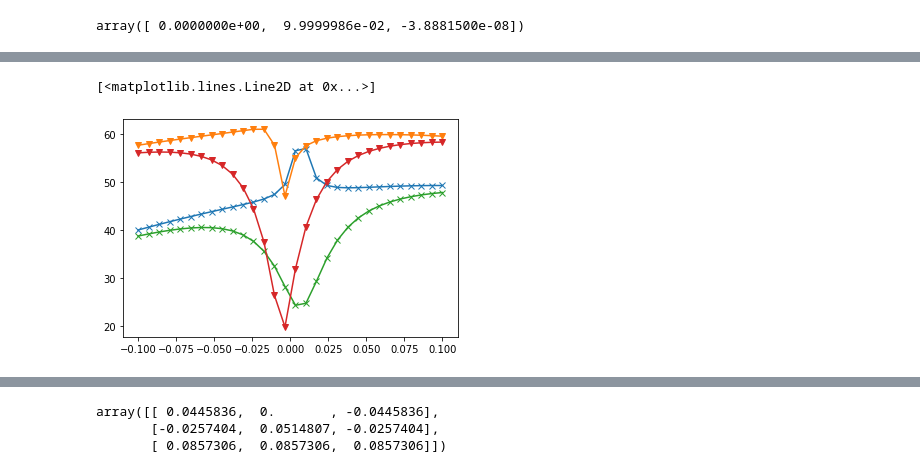
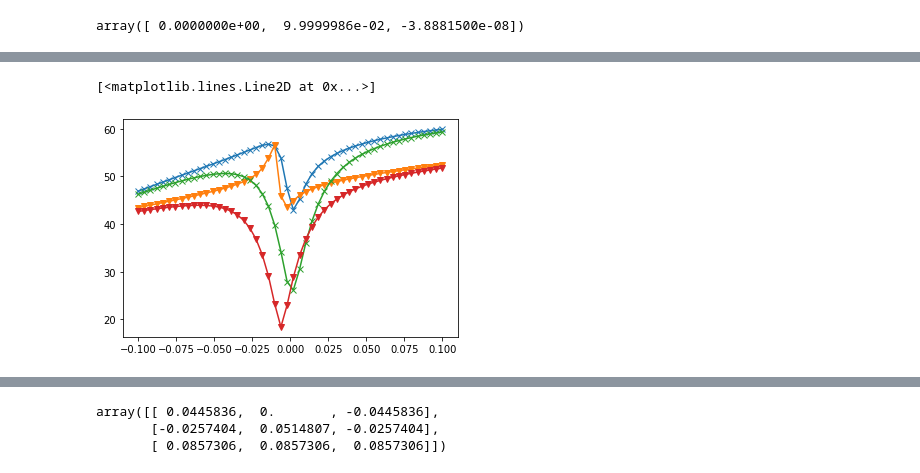
Before and after one commit to pietrodelugas/plot_tommaso, a Jupyter notebook: note_book_prova1.ipynb, the cells around one changed output, grey strips where cells are left out. Drawn from its saved outputs; the diff is of its cells as text; code cells hidden in the pictures.

```diff
--- a/note_book_prova1.ipynb
+++ b/note_book_prova1.ipynb
@@ -14,7 +17,7 @@ param[5] = +0.05
 
 param_k = [0.0,0.0, 3.29, 0.57, 0.00, -0.07, 0.19, 0.31, 0.47, 0.0, 0.04]
 par_k_dm = param_k.copy()
-par_k_dm[4] = 0.1
+par_k_dm[4] = 0.07
 param_k_noil = param_k[:6] + 5*[0.]
 type(param_k_noil[6:]) ,param_k_noil
 # %% [output]
@@ -119,36 +105,36 @@ plt.xticks([-0.075,-0.025,0.0, 0.025, 0.075])
 # %%
-def gap_grad(o, disp, parms, v='fw'):
+def gap_grad(o, disp, parms, v='bck'):
     direct = np.array([[  0.445836 , -0.257404 ,  0.857306],
                    [ 0.000000  , 0.514807  , 0.857306 ],
                    [-0.445836  , -0.257404 , 0.857306 ]])
-    dx_frac = direct.dot([[disp,0.0,0.0],
+    dx_frac = direct.T.dot([[disp,0.0,0.0],
                           [0.0,disp,0.0],
                           [0.0,0.0,disp]
                          ])
     gap = lambda q: bulk_disp(*q,branch=1,**parms)-bulk_disp(*q,branch=0, **parms)
 
     go = gap(o)
     if v == 'fw':
         dgx = (gap(o+dx_frac[0])-go)/disp
         dgy = (gap(o+dx_frac[1])-go)/disp
     elif v == 'bck':
         dgx = (go - gap(o-dx_frac[0]))/disp
         dgy = (go - gap(o-dx_frac[1]))/disp
     elif v == 'both':
         dgx = ((gap(o+dx_frac[0])- gap(o-dx_frac[0]))/disp)/2.0
         dgy = ((gap(o+dx_frac[1])- gap(o-dx_frac[1]))/disp)/2.0
     return np.array([dgx,dgy])
 
-g = lambda s,d,par: gap_grad(k+s*d_frac[d],0.0001, par, v='bck')
-gline = [np.sqrt(g(s,0,inp).dot(g(s,0,inp))) for s in np.linspace(-1.0,1.0,30)]
-gline2 = [np.sqrt(g(s,1,inp).dot(g(s,1,inp))) for s in np.linspace(-1.0,1.0,30)]
-gline_dm = [np.sqrt(g(s,0,inp).dot(g(s,0,inp_dm))) for s in np.linspace(-1.0,1.0,30)]
-gline2_dm = [np.sqrt(g(s,1,inp).dot(g(s,1,inp_dm))) for s in np.linspace(-1.0,1.0,30)]
+g = lambda s,d,par: gap_grad(k+s*d_frac[d]+0.5*zs,0.00001, par, v='bck')
+gline = [np.sqrt(g(s,0,inp).dot(g(s,0,inp))) for s in np.linspace(-1.0,1.0,50)]
+gline2 = [np.sqrt(g(s,1,inp).dot(g(s,1,inp))) for s in np.linspace(-1.0,1.0,50)]
+gline_dm = [np.sqrt(g(s,0,inp).dot(g(s,0,inp_dm))) for s in np.linspace(-1.0,1.0,50)]
+gline2_dm = [np.sqrt(g(s,1,inp).dot(g(s,1,inp_dm))) for s in np.linspace(-1.0,1.0,50)]
 #
-plt.plot(0.1*np.linspace(-1.0,1.0,30), gline,marker='x')
-plt.plot(0.1*np.linspace(-1.0,1.0,30), gline2,marker='v')
-plt.plot(0.1*np.linspace(-1.0,1.0,30), gline_dm, marker='x')
-plt.plot(0.1*np.linspace(-1.0,1.0,30), gline2_dm, marker='v')
+plt.plot(0.1*np.linspace(-1.0,1.0,50), gline,marker='x')
+plt.plot(0.1*np.linspace(-1.0,1.0,50), gline2,marker='v')
+plt.plot(0.1*np.linspace(-1.0,1.0,50), gline_dm, marker='x')
+plt.plot(0.1*np.linspace(-1.0,1.0,50), gline2_dm, marker='v')
 # %% [output]
 [<matplotlib.lines.Line2D at 0x...>]
-[figure, old version]
+[figure, new version]
```
Also changed, not shown: parts of 24 cells of this notebook.
